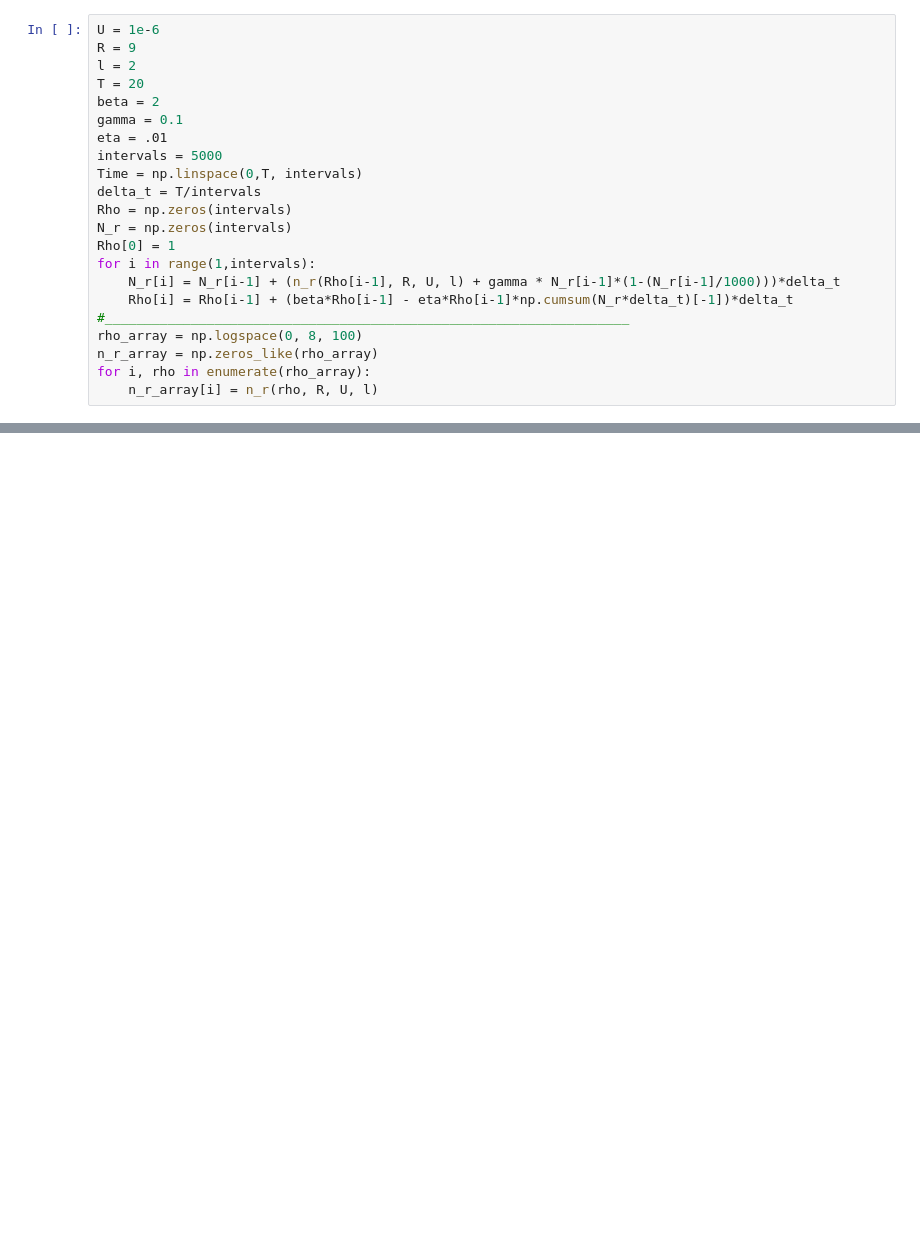
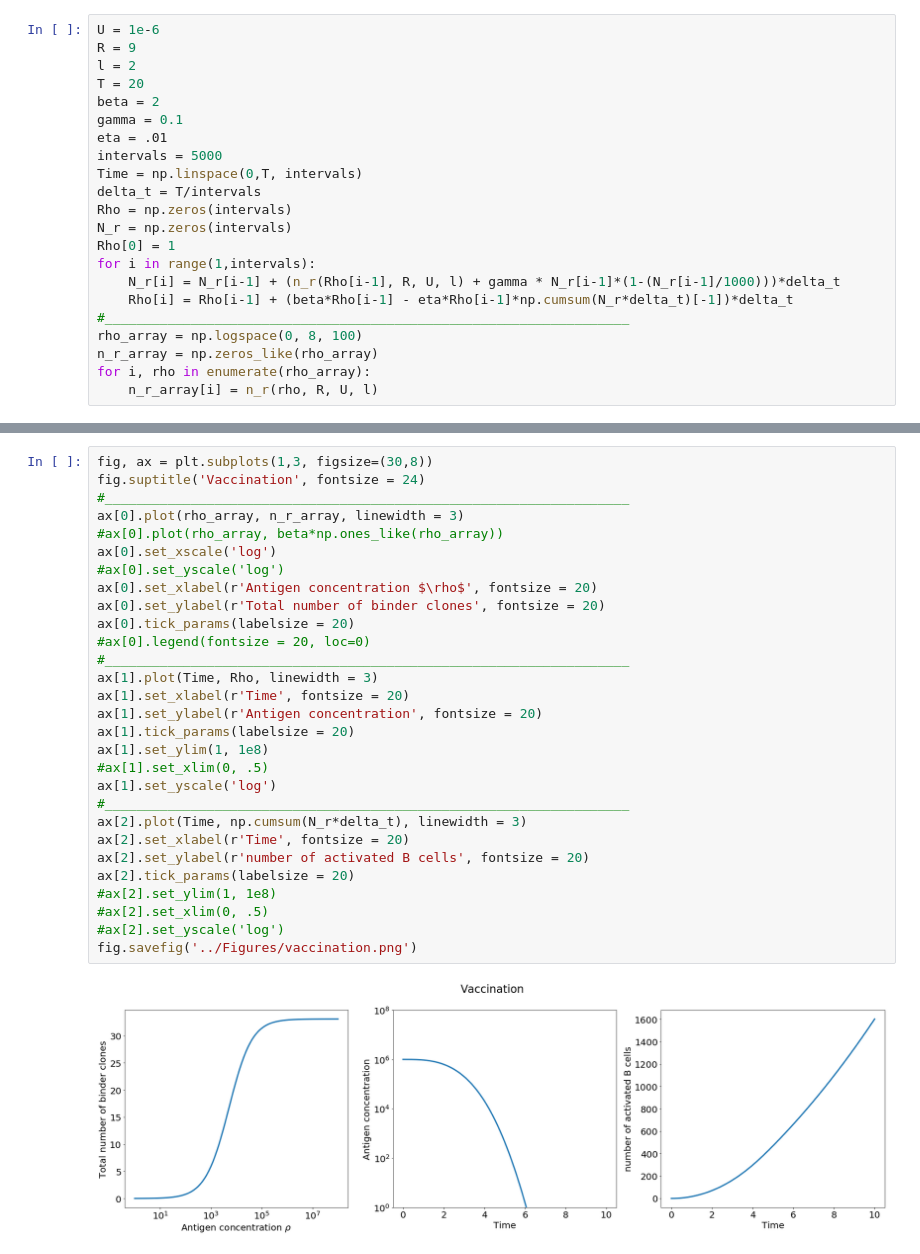
Before and after one commit to betoto008/Affinity_maturation, a Jupyter notebook: Jupyter_Notebooks/preliminaries.ipynb, the cells around one changed output, grey strips where cells are left out. Saved outputs shown, nothing was run; the diff lists cells and outputs as text; blank space fills up the shorter version.

```diff
--- a/Jupyter_Notebooks/preliminaries.ipynb
+++ b/Jupyter_Notebooks/preliminaries.ipynb
@@ -127,0 +156,31 @@ ax[2].tick_params(labelsize = 20)
+# %%
+fig, ax = plt.subplots(1,3, figsize=(30,8))
+fig.suptitle('Vaccination', fontsize = 24)
+#___________________________________________________________________
+ax[0].plot(rho_array, n_r_array, linewidth = 3)
+#ax[0].plot(rho_array, beta*np.ones_like(rho_array))
+ax[0].set_xscale('log')
+#ax[0].set_yscale('log')
+ax[0].set_xlabel(r'Antigen concentration $\rho$', fontsize = 20)
+ax[0].set_ylabel(r'Total number of binder clones', fontsize = 20)
+ax[0].tick_params(labelsize = 20)
+#ax[0].legend(fontsize = 20, loc=0)
+#___________________________________________________________________
+ax[1].plot(Time, Rho, linewidth = 3)
+ax[1].set_xlabel(r'Time', fontsize = 20)
+ax[1].set_ylabel(r'Antigen concentration', fontsize = 20)
+ax[1].tick_params(labelsize = 20)
+ax[1].set_ylim(1, 1e8)
+#ax[1].set_xlim(0, .5)
+ax[1].set_yscale('log')
+#___________________________________________________________________
+ax[2].plot(Time, np.cumsum(N_r*delta_t), linewidth = 3)
+ax[2].set_xlabel(r'Time', fontsize = 20)
+ax[2].set_ylabel(r'number of activated B cells', fontsize = 20)
+ax[2].tick_params(labelsize = 20)
+#ax[2].set_ylim(1, 1e8)
+#ax[2].set_xlim(0, .5)
+#ax[2].set_yscale('log')
+fig.savefig('../Figures/vaccination.png')
+# %% [output]
+[figure, added]
```
Also changed, not shown: parts of 4 cells of this notebook, 4 other files.
